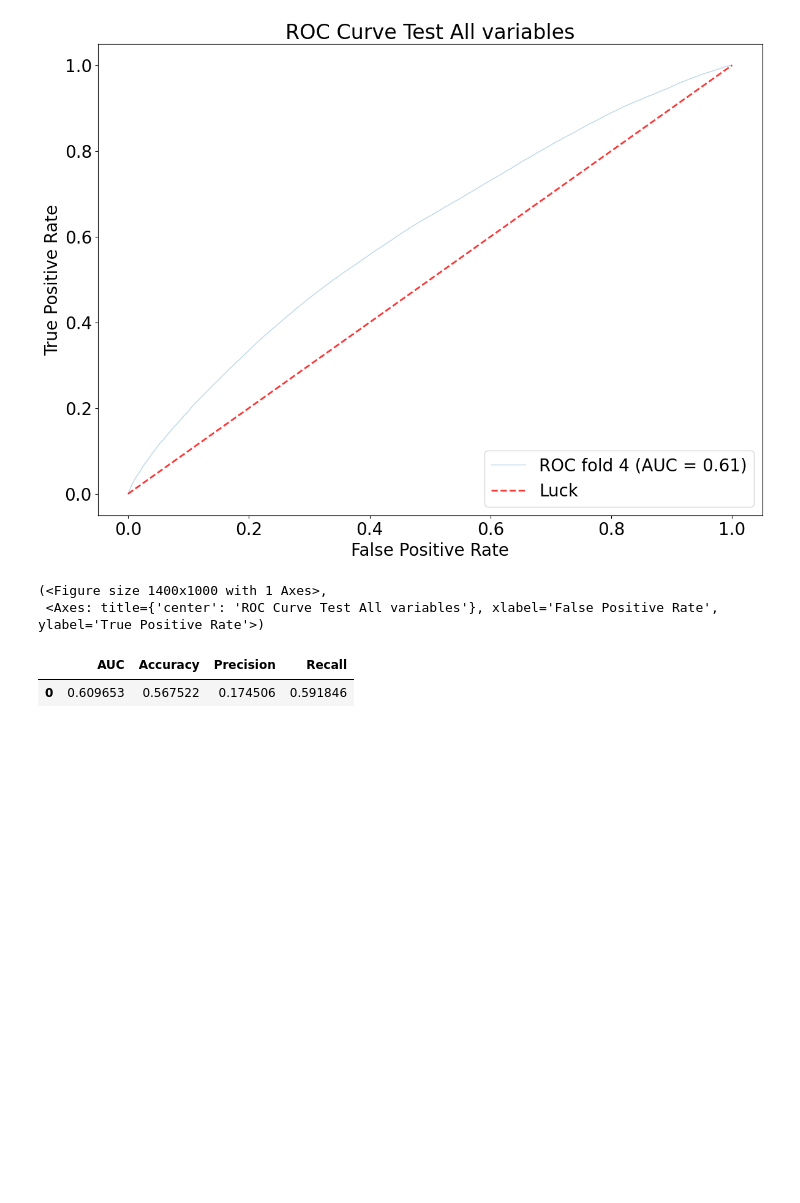
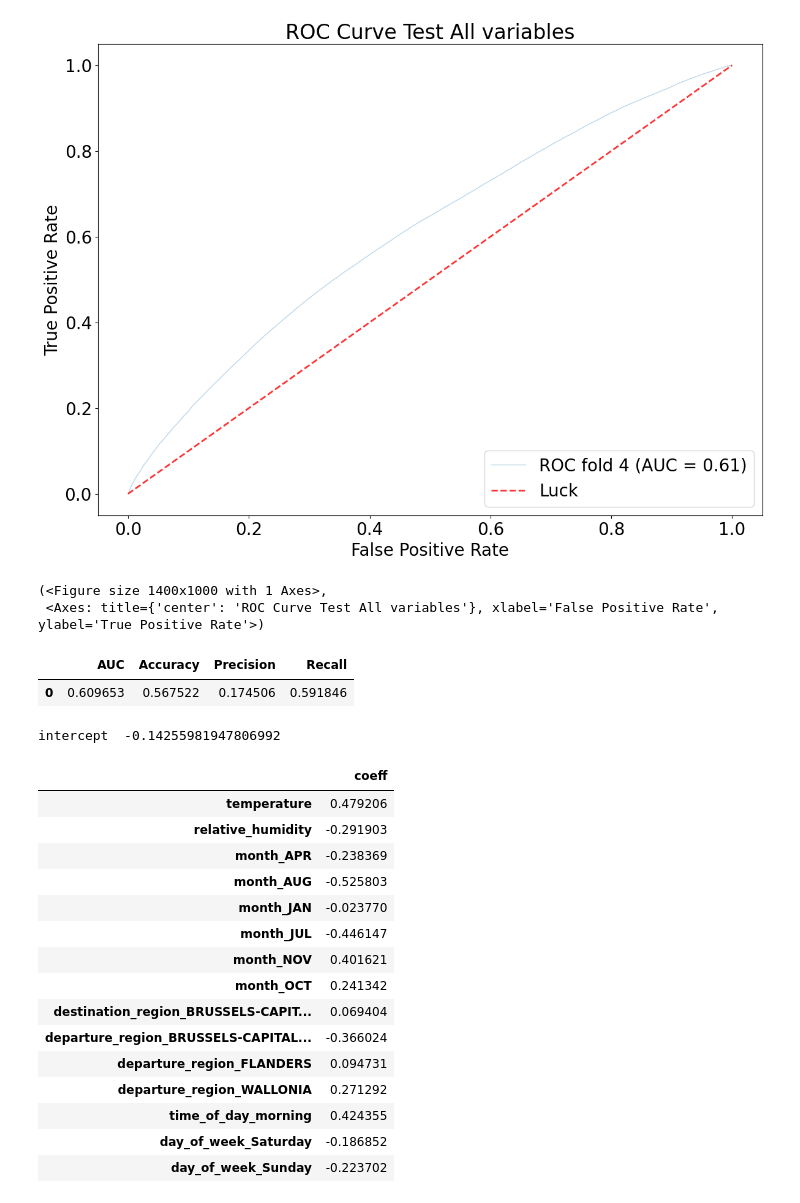
Before and after one commit to ilse-espino/train_delays_belgium, a Jupyter notebook: 7.2-logistic_regression_test.ipynb, the cells around one changed output. Cells and saved outputs as stored; diff of their text form; code cells hidden in the pictures; blank space fills up the shorter version.

Commit message:
logistic regression coefficients

```diff
--- a/7.2-logistic_regression_test.ipynb
+++ b/7.2-logistic_regression_test.ipynb
@@ -511,3 +511,25 @@ pd.DataFrame(scores, columns=['AUC'
 # %% [output]
 |  | AUC | Accuracy | Precision | Recall |
 | 0 | 0.609653 | 0.567522 | 0.174506 | 0.591846 |
+# %%
+print('intercept ', clf_fs.intercept_[0])
+pd.DataFrame({'coeff': clf_fs.coef_[0]},
+             index=X_train_fs.columns)
+# %% [output]
+intercept  -0.14255981947806992
+|  | coeff |
+| temperature | 0.479206 |
+| relative_humidity | -0.291903 |
+| month_APR | -0.238369 |
+| month_AUG | -0.525803 |
+| month_JAN | -0.023770 |
+| month_JUL | -0.446147 |
+| month_NOV | 0.401621 |
+| month_OCT | 0.241342 |
+| destination_region_BRUSSELS-CAPIT... | 0.069404 |
+| departure_region_BRUSSELS-CAPITAL... | -0.366024 |
+| departure_region_FLANDERS | 0.094731 |
+| departure_region_WALLONIA | 0.271292 |
+| time_of_day_morning | 0.424355 |
+| day_of_week_Saturday | -0.186852 |
+| day_of_week_Sunday | -0.223702 |
```
